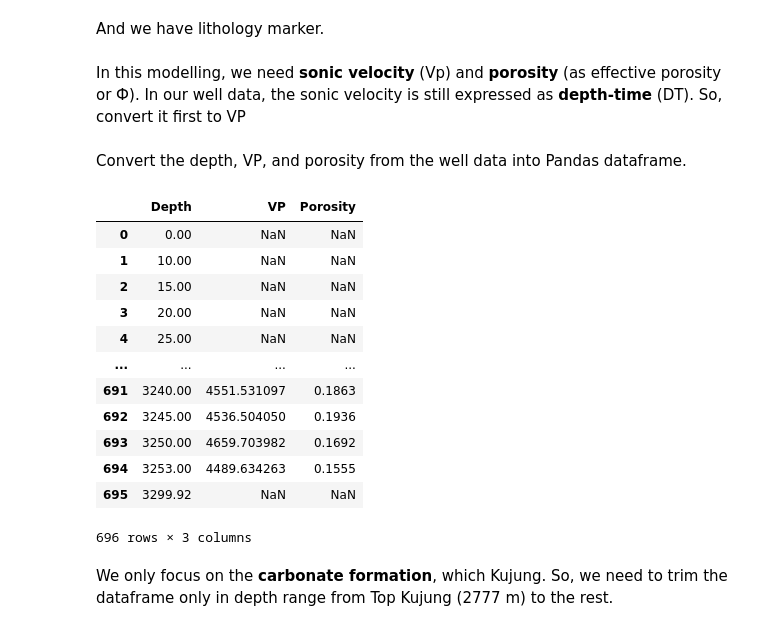
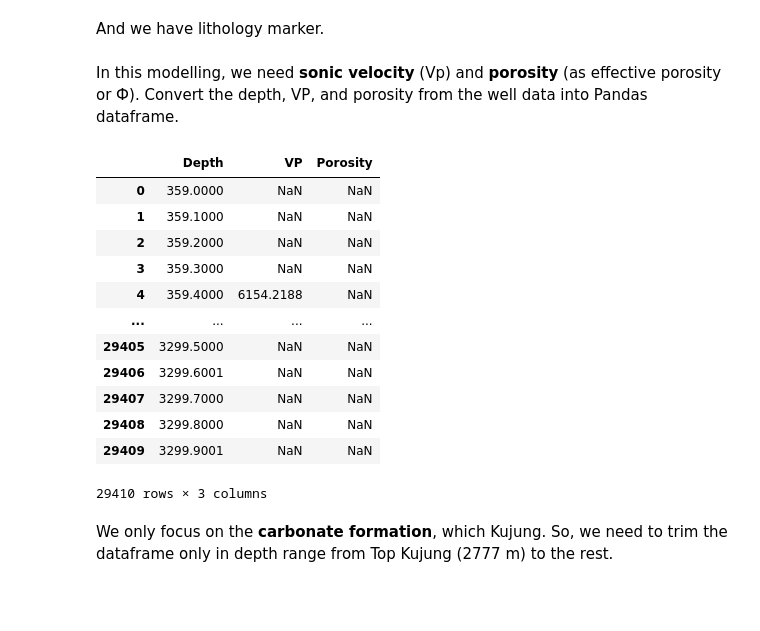
Before and after one commit to yohanesnuwara/carbon-capture-and-storage, a Jupyter notebook: main/03_xu_payne.ipynb, the cells around one changed output. Saved outputs shown, nothing was run; the diff lists cells and outputs as text; code cells hidden in the pictures; blank space fills up the shorter version.

```diff
--- a/main/03_xu_payne.ipynb
+++ b/main/03_xu_payne.ipynb
@@ -47,11 +41,11 @@ The purpose of this modelling is to estimate composition of each pore type in th
 Now, let's import the well log data. The well log data is in LAS format, so we need `lasreader` to read the LAS file.
 # %%
 import lasreader
-log = lasreader.LASReader("/content/bsc-thesis-carbon-capture-storage/data/KTB-01.las", null_subs=np.nan)
+log = lasreader.LASReader("/content/bsc-thesis-carbon-capture-storage/data/KTB-1.las", null_subs=np.nan)
 # %% [markdown]
 And we have lithology marker.
 # %%
 tops = ('Ledok', 'Wonocolo', 'Ngrayong', 'Tawun', 'Kujung')
 tops_depths = (275, 340, 1053, 1637, 2777)
 # %% [markdown]
-In this modelling, we need **sonic velocity** (Vp) and **porosity** (as effective porosity or Ф). In our well data, the sonic velocity is still expressed as **depth-time** (DT). So, convert it first to VP
+In this modelling, we need **sonic velocity** (Vp) and **porosity** (as effective porosity or Ф). Convert the depth, VP, and porosity from the well data into Pandas dataframe.
@@ -60,22 +52,20 @@ VP = 1E+06 / log.data['DT'] * 0.3048
-# %% [markdown]
-Convert the depth, VP, and porosity from the well data into Pandas dataframe.
 # %%
-logfile = pd.DataFrame({"Depth":log.data['DEPT'], "VP":VP, "Porosity":log.data['PHIE']})
+logfile = pd.DataFrame({"Depth":log.data['DEPTH'], "VP":log.data['DT'], "Porosity":log.data['PHIE']})
 logfile
 # %% [output]
 |  | Depth | VP | Porosity |
-| 0 | 0.00 | NaN | NaN |
-| 1 | 10.00 | NaN | NaN |
-| 2 | 15.00 | NaN | NaN |
-| 3 | 20.00 | NaN | NaN |
-| 4 | 25.00 | NaN | NaN |
+| 0 | 359.0000 | NaN | NaN |
+| 1 | 359.1000 | NaN | NaN |
+| 2 | 359.2000 | NaN | NaN |
+| 3 | 359.3000 | NaN | NaN |
+| 4 | 359.4000 | 6154.2188 | NaN |
 | ... | ... | ... | ... |
-| 691 | 3240.00 | 4551.531097 | 0.1863 |
-| 692 | 3245.00 | 4536.504050 | 0.1936 |
-| 693 | 3250.00 | 4659.703982 | 0.1692 |
-| 694 | 3253.00 | 4489.634263 | 0.1555 |
-| 695 | 3299.92 | NaN | NaN |
+| 29405 | 3299.5000 | NaN | NaN |
+| 29406 | 3299.6001 | NaN | NaN |
+| 29407 | 3299.7000 | NaN | NaN |
+| 29408 | 3299.8000 | NaN | NaN |
+| 29409 | 3299.9001 | NaN | NaN |
-696 rows × 3 columns
+29410 rows × 3 columns
 # %% [markdown]
 We only focus on the **carbonate formation**, which Kujung. So, we need to trim the dataframe only in depth range from Top Kujung (2777 m) to the rest.
 # %%
```
Also changed, not shown: parts of 4 cells of this notebook.
